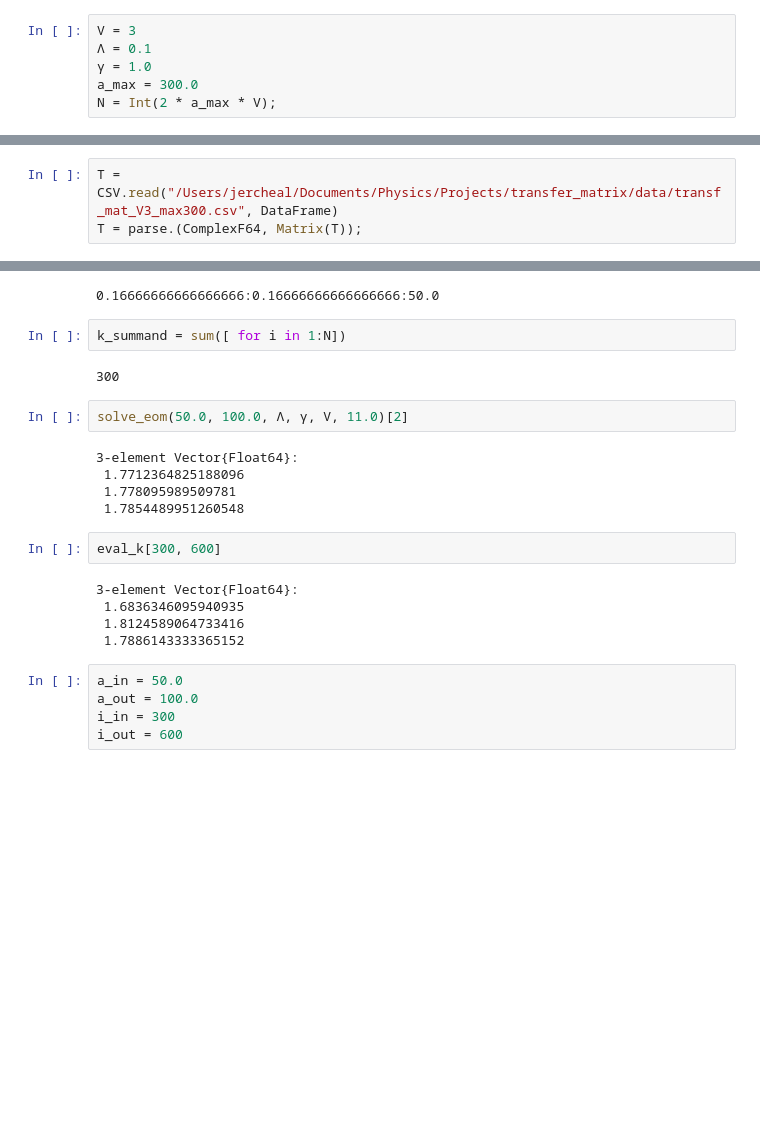
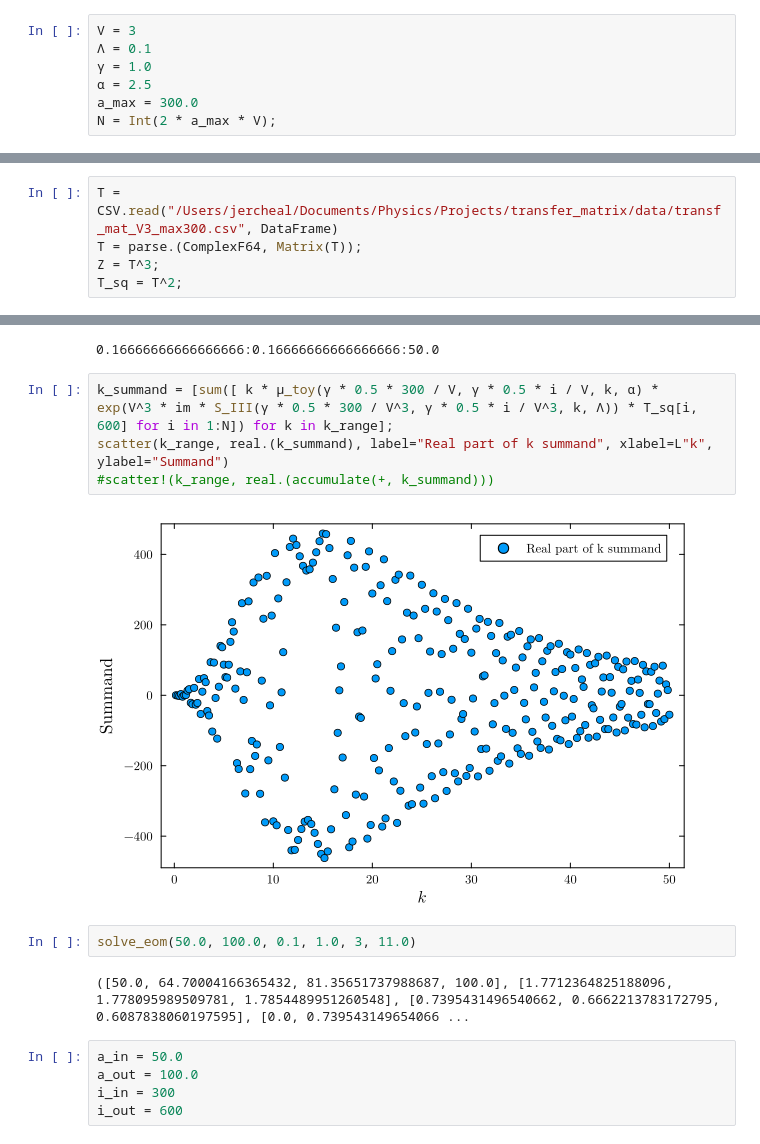
Before and after one commit to Jercheal/transfer_matrix, a Jupyter notebook: evaluate.ipynb, the cells around one changed output, grey strips where cells are left out. Saved outputs shown, nothing was run; the diff lists cells and outputs as text; blank space fills up the shorter version.

```diff
--- a/evaluate.ipynb
+++ b/evaluate.ipynb
@@ -165,6 +165,7 @@ size(eval_j)
 V = 3
 Λ = 0.1
 γ = 1.0
+α = 2.5
 a_max = 300.0
 N = Int(2 * a_max * V);
 # %%
@@ -223,29 +224,23 @@ To that end, let us first import the transfer matrix.
 # %%
 T = CSV.read("/Users/jercheal/Documents/Physics/Projects/transfer_matrix/data/transf_mat_V3_max300.csv", DataFrame)
 T = parse.(ComplexF64, Matrix(T));
+Z = T^3;
+T_sq = T^2;
 # %%
 j_range = 0.5/V:0.5/V:300.0
 k_range = 0.5/V:0.5/V:50.0
 # %% [output]
 0.16666666666666666:0.16666666666666666:50.0
-# %%
-k_summand = sum([ for i in 1:N])
-# %% [output]
-300
+# %%
+k_summand = [sum([ k * μ_toy(γ * 0.5 * 300 / V, γ * 0.5 * i / V, k, α) *  exp(V^3 * im * S_III(γ * 0.5 * 300 / V^3, γ * 0.5 * i / V^3, k, Λ)) * T_sq[i, 600] for i in 1:N]) for k in k_range];
+scatter(k_range, real.(k_summand), label="Real part of k summand", xlabel=L"k", ylabel="Summand")
+#scatter!(k_range, real.(accumulate(+, k_summand)))
+# %% [output]
+[figure, added]
 # %%
-solve_eom(50.0, 100.0, Λ, γ, V, 11.0)[2]
+solve_eom(50.0, 100.0, 0.1, 1.0, 3, 11.0)
 # %% [output]
-3-element Vector{Float64}:
- 1.7712364825188096
- 1.778095989509781
- 1.7854489951260548
+([50.0, 64.70004166365432, 81.35651737988687, 100.0], [1.7712364825188096, 1.778095989509781, 1.7854489951260548], [0.7395431496540662, 0.6662213783172795, 0.6087838060197595], [0.0, 0.739543149654066 ...
-# %%
-eval_k[300, 600]
-# %% [output]
-3-element Vector{Float64}:
- 1.6836346095940935
- 1.8124589064733416
- 1.7886143333365152
 # %%
 a_in = 50.0
 a_out = 100.0
```
Also changed, not shown: 1 other file.
